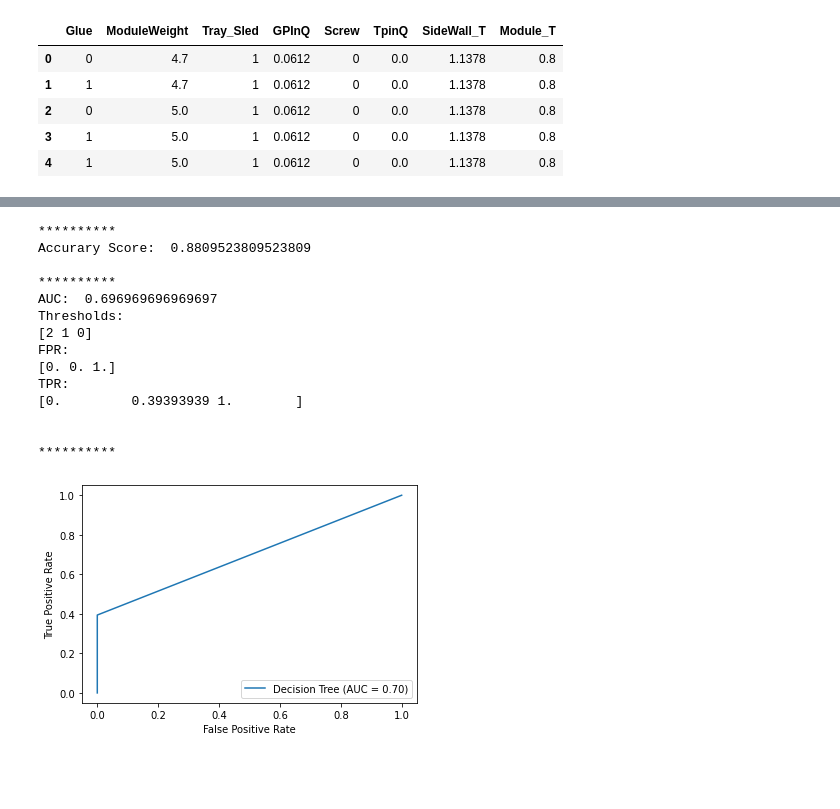
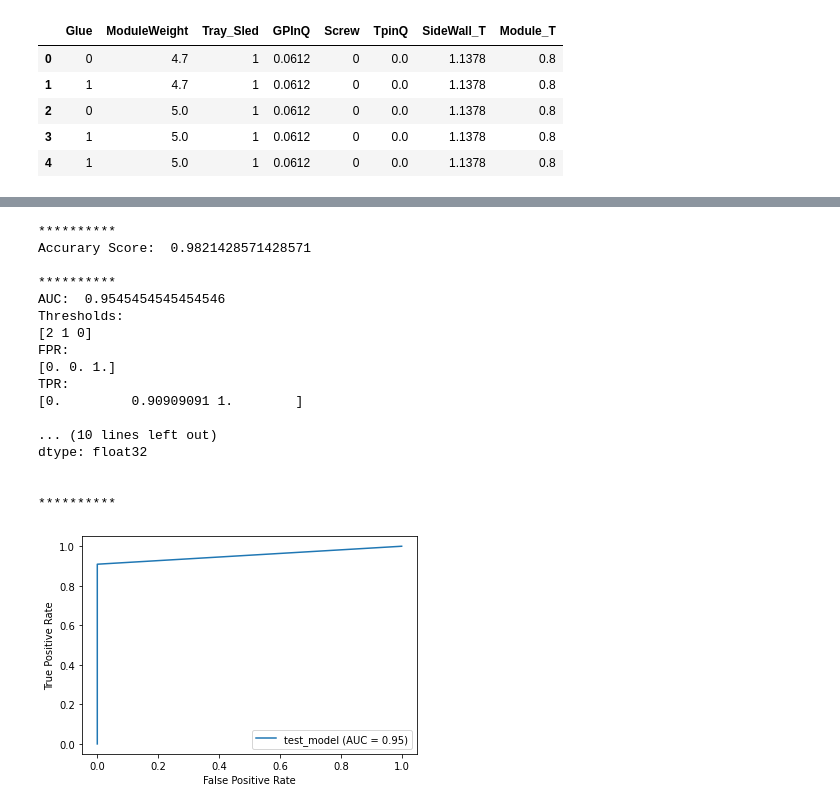
Before and after one commit to HJ-Kurt-Su/model, a Jupyter notebook: machine_learning_classification_train_Y221103.ipynb, the cells around one changed output, grey strips where cells are left out. Drawn from its saved outputs; the diff is of its cells as text; code cells hidden in the pictures; blank space fills up the shorter version.

```diff
--- a/machine_learning_classification_train_Y221103.ipynb
+++ b/machine_learning_classification_train_Y221103.ipynb
@@ -189,9 +176,9 @@ Done!!
 | 3 | 1 | 5.0 | 1 | 0.0612 | 0 | 0.0 | 1.1378 | 0.8 |
 | 4 | 1 | 5.0 | 1 | 0.0612 | 0 | 0.0 | 1.1378 | 0.8 |
 # %%
-#@markdown ###**Train Decision Tree Model:**
+#@markdown ###**Train Model:**
 
-model_selection = 'KNeighborsClassifier' #@param ["Support Vector Classifier", "KNeighborsClassifier", "GaussianProcessClassifier", "DecisionTreeClassifier"]
+model_selection = 'XGBClassifier' #@param ["Support Vector Classifier", "KNeighborsClassifier", "XGBClassifier", "GaussianProcessClassifier", "RandomForestClassifier", "DecisionTreeClassifier"]
 x_feature_scaling = True #@param {type:"boolean"}
 y_feature_scaling = False #@param {type:"boolean"}
 #@markdown #####SVM Parameter
@@ -200,11 +187,11 @@ kernel_selection = 'rbf' #@param ["linear", "poly", "rbf"]
 #@markdown #####KNeighborsRegressor Parameter
 neighbors = 5 #@param {type:"integer"}
 
-#@markdown #####Decision Tree Parameter
+#@markdown #####Decision Tree/Random Forest Parameter
 
 # #@markdown ####**Train Decision Tree Model:**
 
-max_tree_depth = 4 #@param {type:"slider", min:1, max:10, step:1}
+max_tree_depth = 3 #@param {type:"slider", min:1, max:10, step:1}
 
 
 # # print(dropdown_y_var)
@@ -236,6 +223,26 @@ elif model_selection == "KNeighborsClassifier":
   from sklearn.neighbors import KNeighborsClassifier
   clf_model = KNeighborsClassifier(n_neighbors = neighbors, metric = 'minkowski', p = 3, leaf_size=50)
 
+if model_selection == 'XGBClassifier':
+  from xgboost import XGBClassifier
+  clf_model = XGBClassifier()
+  clf_model.fit(df_x_mod_trans, y_trans)
+
+
+elif model_selection == 'GaussianProcessClassifier':
+  from sklearn.gaussian_process import GaussianProcessClassifier
+  from sklearn.gaussian_process.kernels import RBF
+  kernel = 1.0 * RBF(1.0)
+  clf_model = GaussianProcessClassifier(kernel=kernel,
+          random_state=0)
+  clf_model.fit(df_x_mod_trans, y_trans)
+
+
+elif model_selection == 'RandomForestClassifier':
+  from sklearn.ensemble import RandomForestClassifier, AdaBoostClassifier
+  clf_model = RandomForestClassifier(random_state=0, max_depth=max_tree_depth)
+  clf_model.fit(df_x_mod_trans, y_trans)
+
 elif model_selection == 'DecisionTreeClassifier':
   from sklearn.tree import DecisionTreeClassifier
   from sklearn import tree
@@ -254,6 +261,10 @@ elif model_selection == 'DecisionTreeClassifier':
   graph = graphviz.Source(g)
   display(graph)
 
+
 clf_model.fit(df_x_mod_trans, y_trans)
-(clf_model.get_params(deep=True))
+print(" "*10)
+print("*"*10)
+print("Model Parameter:", model_selection)
+clf_model.get_params(deep=True)
 # %% [output]
@@ -268,7 +290,7 @@ clf_model.fit(df_x_mod_trans, y_trans)
 # %%
 #@markdown ####**Model Socre: In Train Data Set**
 
-model_naming = "Decision Tree" #@param{type: 'string'}
+model_naming = "test_model" #@param{type: 'string'}
 
 
 predition = clf_model.predict(df_x_mod_trans)
@@ -294,38 +316,44 @@ print("     ")
 # print(result.summary())
 # RocCurveDisplay.from_estimator()
 
-if model_selection == 'DecisionTreeClassifier' or model_selection == 'RandomForestClassifier':
+factor_importance_model = ['DecisionTreeClassifier', 'RandomForestClassifier', 'XGBClassifier']
+if model_selection in factor_importance_model:
+# if model_selection == 'DecisionTreeClassifier' or model_selection == 'RandomForestClassifier' or model_selection == 'XGBClassifier':
   factor_importance = pd.Series(clf_model.feature_importances_, index=x_var_list).sort_values(ascending=False)
   print("     ")
   print("**********")
   print(factor_importance)
   print("     ")
+
 
 roc_auc = metrics.auc(fpr, tpr)
 display = metrics.RocCurveDisplay(fpr=fpr, tpr=tpr, roc_auc=roc_auc, estimator_name=model_naming)
 display.plot()
 print("     ")
 print("**********")
 plt.show()
 
 # print("     ")
 # print("**********")
 # print("Model Parameter")
 # clf_model.get_params(deep=True)
 # %% [output]
 **********
-Accurary Score:  0.8809523809523809
+Accurary Score:  0.9821428571428571
 
 **********
-AUC:  0.696969696969697
+AUC:  0.9545454545454546
 Thresholds:
 [2 1 0]
 FPR:
 [0. 0. 1.]
 TPR:
-[0.         0.39393939 1.        ]
+[0.         0.90909091 1.        ]
+
+... (10 lines left out)
+dtype: float32
 
 
 **********
-[figure, old version]
+[figure, new version]
 # %%
```
Also changed, not shown: parts of 9 cells of this notebook.
